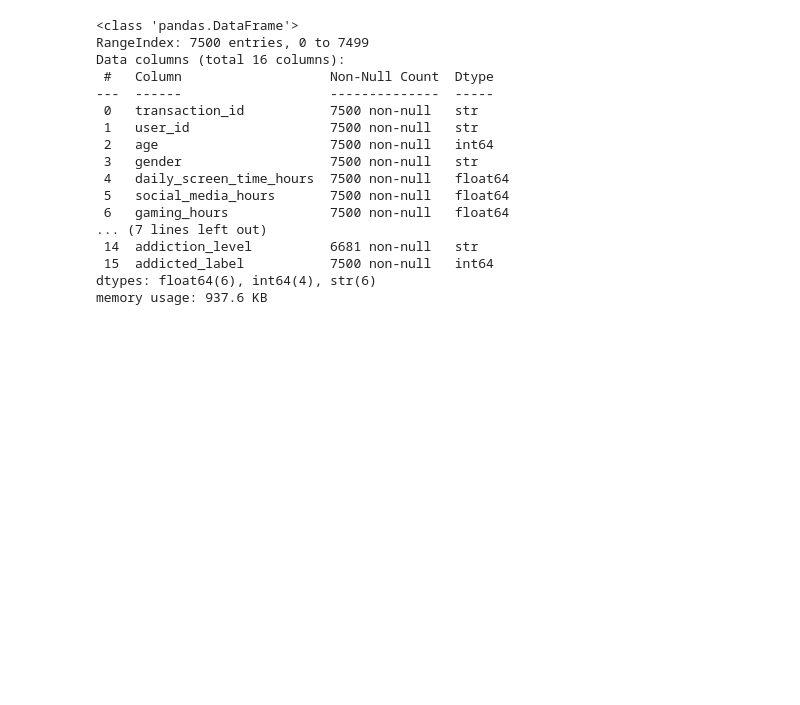
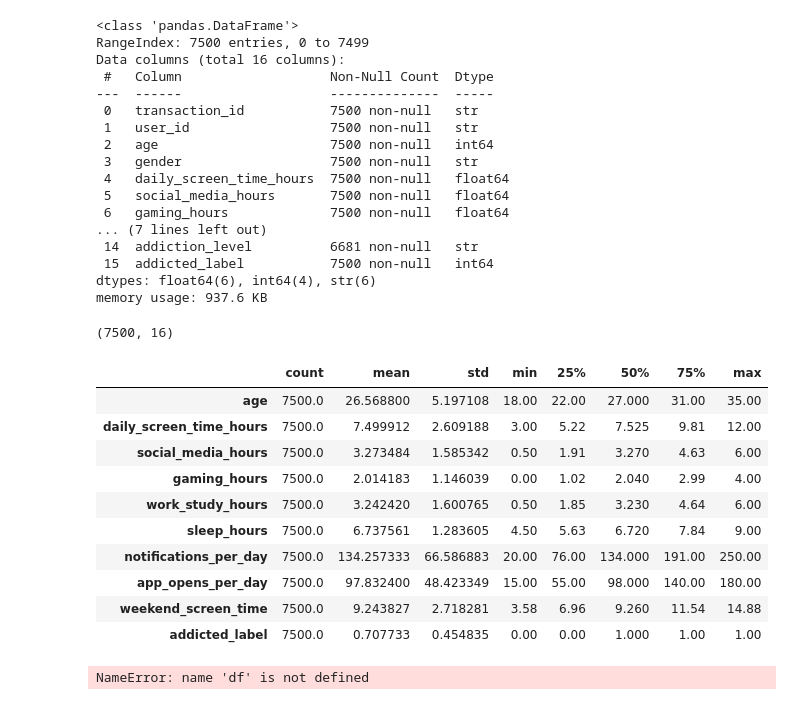
Before and after one commit to Oscar1979-png/2026-02-BILBAO-FT-Data-Science, a Jupyter notebook: 2-Data_Analysis/EDA/Proyecto EDA_OFG.ipynb, the cells around one changed output. Cells and saved outputs as stored; diff of their text form; code cells hidden in the pictures; blank space fills up the shorter version.

```diff
--- a/2-Data_Analysis/EDA/Proyecto EDA_OFG.ipynb
+++ b/2-Data_Analysis/EDA/Proyecto EDA_OFG.ipynb
@@ -167,3 +167,43 @@ Data columns (total 16 columns):
  15  addicted_label           7500 non-null   int64
 dtypes: float64(6), int64(4), str(6)
 memory usage: 937.6 KB
+# %%
+mobile.shape
+# %% [output]
+(7500, 16)
+# %%
+mobile.describe().T
+# %% [output]
+|  | count | mean | std | min | 25% | 50% | 75% | max |
+| age | 7500.0 | 26.568800 | 5.197108 | 18.00 | 22.00 | 27.000 | 31.00 | 35.00 |
+| daily_screen_time_hours | 7500.0 | 7.499912 | 2.609188 | 3.00 | 5.22 | 7.525 | 9.81 | 12.00 |
+| social_media_hours | 7500.0 | 3.273484 | 1.585342 | 0.50 | 1.91 | 3.270 | 4.63 | 6.00 |
+| gaming_hours | 7500.0 | 2.014183 | 1.146039 | 0.00 | 1.02 | 2.040 | 2.99 | 4.00 |
+| work_study_hours | 7500.0 | 3.242420 | 1.600765 | 0.50 | 1.85 | 3.230 | 4.64 | 6.00 |
+| sleep_hours | 7500.0 | 6.737561 | 1.283605 | 4.50 | 5.63 | 6.720 | 7.84 | 9.00 |
+| notifications_per_day | 7500.0 | 134.257333 | 66.586883 | 20.00 | 76.00 | 134.000 | 191.00 | 250.00 |
+| app_opens_per_day | 7500.0 | 97.832400 | 48.423349 | 15.00 | 55.00 | 98.000 | 140.00 | 180.00 |
+| weekend_screen_time | 7500.0 | 9.243827 | 2.718281 | 3.58 | 6.96 | 9.260 | 11.54 | 14.88 |
+| addicted_label | 7500.0 | 0.707733 | 0.454835 | 0.00 | 0.00 | 1.000 | 1.00 | 1.00 |
+# %%
+## checking outliers
+
+numeric_cols = df.select_dtypes(include=['number', 'float', 'int']).columns.tolist()
+z_outliers = pd.DataFrame(index=df.index)
+
+for col in numeric_cols:
+    mean = df[col].mean()
+    std  = df[col].std(ddof=0)
+
+    # avoid division by zero
+    if std == 0:
+        z_outliers[col] = False
+        continue
+
+    z_scores = (df[col] - mean) / std
+    z_outliers[col] = (z_scores.abs() > 3)
+
+z_outlier_summary = z_outliers.sum().sort_values(ascending=False)
+z_outlier_summary
+# %% [output]
+NameError: name 'df' is not defined
```
Also changed, not shown: parts of 6 cells of this notebook, 12 other files.
